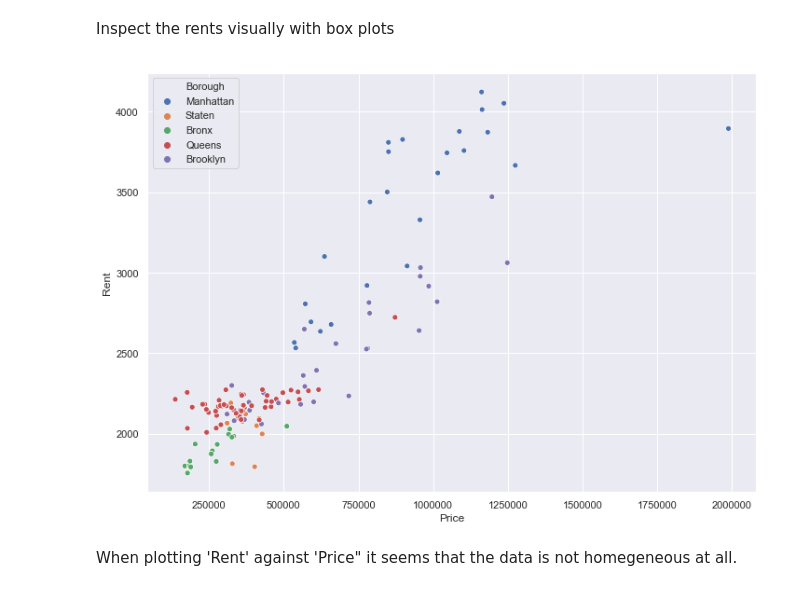
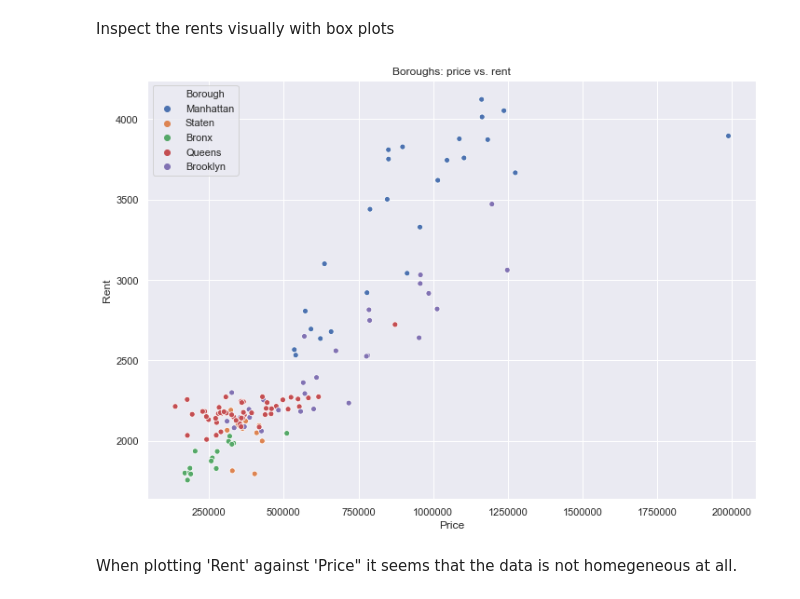
Before and after one commit to allaccountstaken/predicting_urban_home_values, a Jupyter notebook: Predicting Home Values Using Venues.ipynb, the cells around one changed output. Drawn from its saved outputs; the diff is of its cells as text; code cells hidden in the pictures.

```diff
--- a/Predicting Home Values Using Venues.ipynb
+++ b/Predicting Home Values Using Venues.ipynb
@@ -195,9 +195,10 @@ Inspect the rents visually with box plots
 # %%
 sns.scatterplot(x='Price', y='Rent', data=df_nyc_prices_rents, hue = 'Borough')
 plt.gcf().set_size_inches(11.7, 8.27)
+plt.title("Boroughs: price vs. rent")
 plt.show()
 # %% [output]
-[figure, old version]
+[figure, new version]
 # %% [markdown]
 When plotting 'Rent' against 'Price" it seems that the data is not homegeneous at all.
 # %%
```
Also changed, not shown: parts of 25 cells of this notebook, 3 other files.
